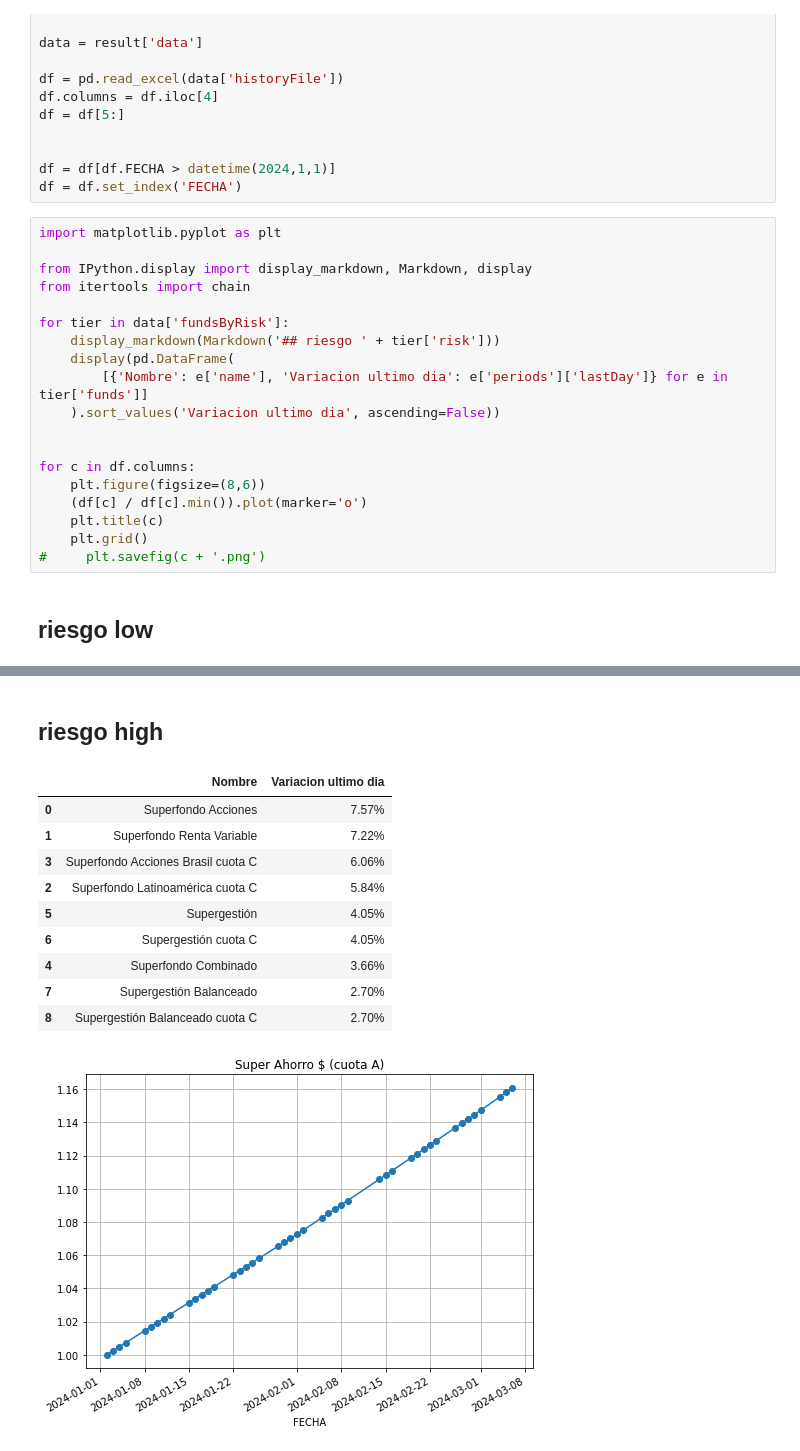
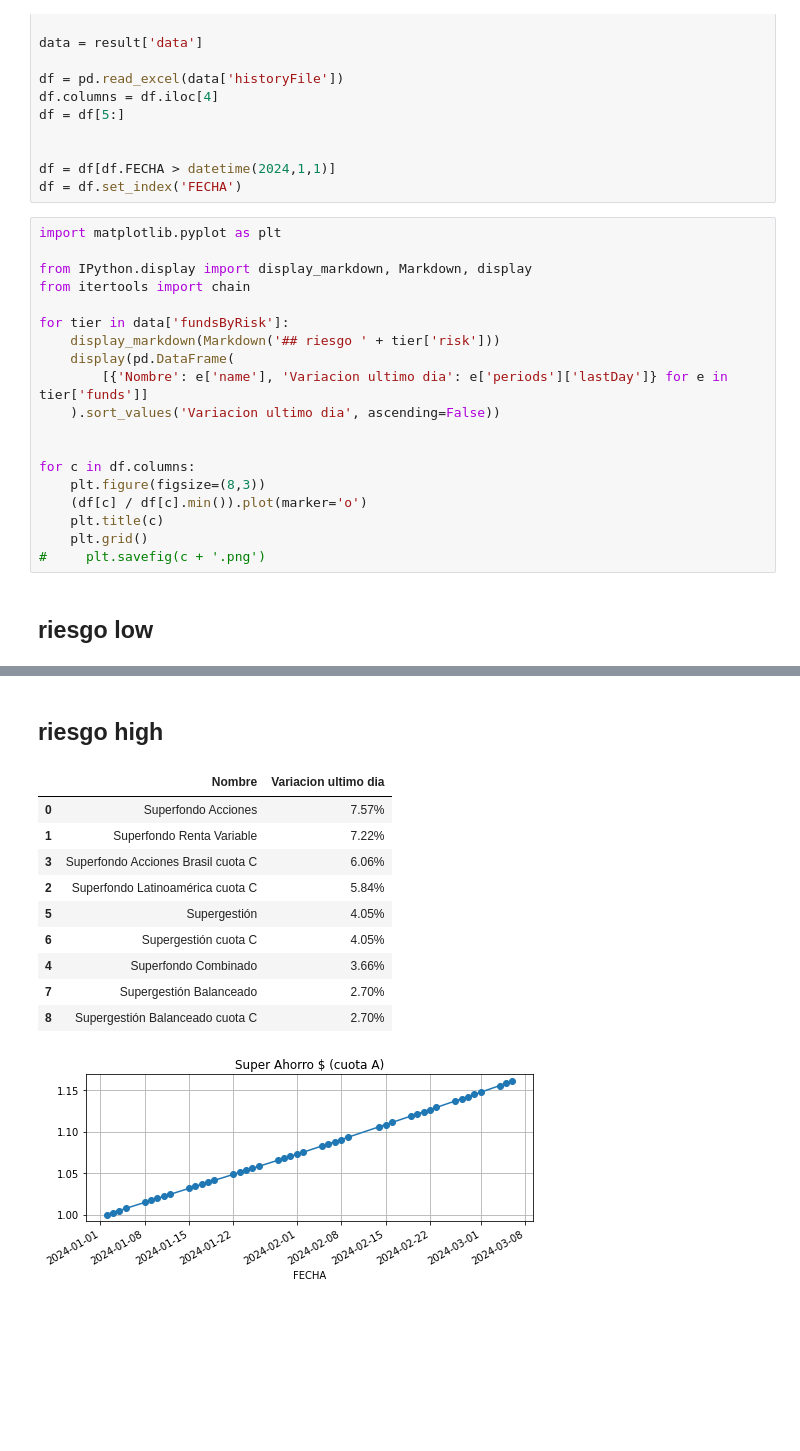
Before and after one commit to elsonidoq/san_plots, a Jupyter notebook: fetch-and-plot.ipynb, the cells around one changed output, grey strips where cells are left out. Cells and saved outputs as stored; diff of their text form; blank space fills up the shorter version.

```diff
--- a/fetch-and-plot.ipynb
+++ b/fetch-and-plot.ipynb
@@ -31,32 +31,32 @@ for tier in data['fundsByRisk']:
 
 
 for c in df.columns:
-    plt.figure(figsize=(8,6))
+    plt.figure(figsize=(8,3))
     (df[c] / df[c].min()).plot(marker='o')
     plt.title(c)
     plt.grid()
 #     plt.savefig(c + '.png')
 # %% [output]
 ## riesgo low
 |  | Nombre | Variacion ultimo dia |
 | 1 | Super Ahorro Plus | 0.26% |
 | 0 | Super Ahorro $ | 0.24% |
 ## riesgo medium
 |  | Nombre | Variacion ultimo dia |
 | 4 | Superfondo Renta Fija | 5.70% |
 | 2 | Superfondo Renta $ | 4.65% |
 | 3 | Super Bonos | 2.45% |
 | 1 | Superfondo Equilibrado | 1.85% |
 | 0 | Supergestión MIX VI | 0.64% |
 ## riesgo high
 |  | Nombre | Variacion ultimo dia |
 | 0 | Superfondo Acciones | 7.57% |
 | 1 | Superfondo Renta Variable | 7.22% |
 | 3 | Superfondo Acciones Brasil cuota C | 6.06% |
 | 2 | Superfondo Latinoamérica cuota C | 5.84% |
 | 5 | Supergestión | 4.05% |
 | 6 | Supergestión cuota C | 4.05% |
 | 4 | Superfondo Combinado | 3.66% |
 | 7 | Supergestión Balanceado | 2.70% |
 | 8 | Supergestión Balanceado cuota C | 2.70% |
-[figure, old version]
+[figure, new version]
```
Also changed, not shown: parts of 1 cell of this notebook.
